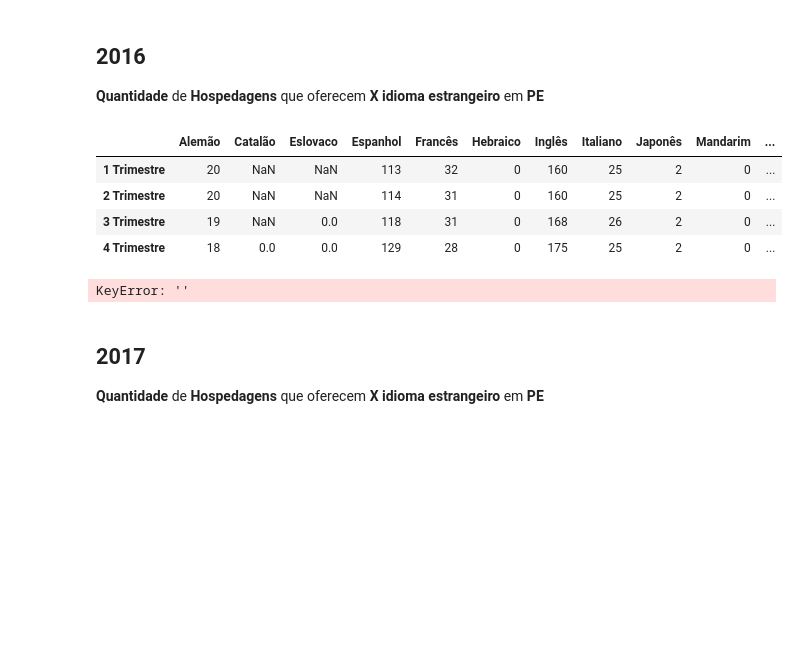
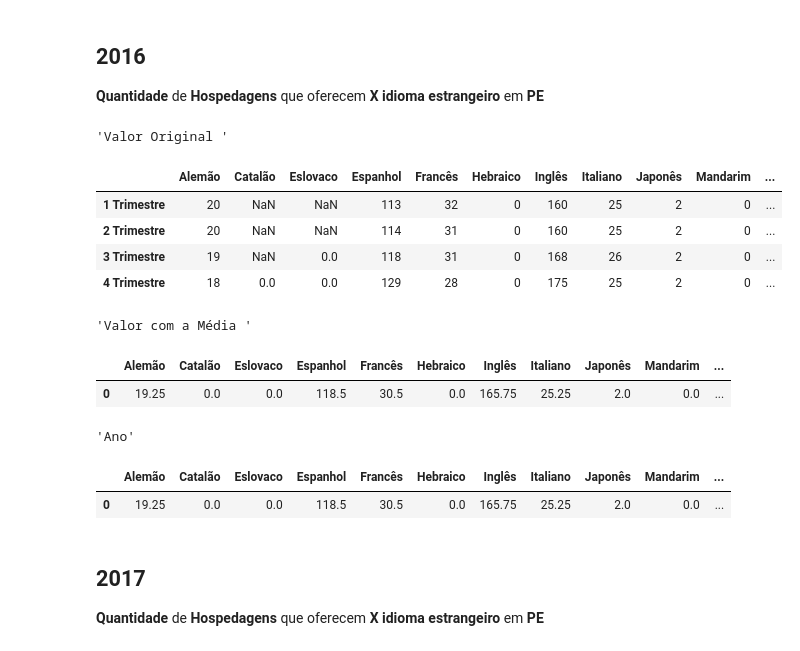
Before and after one commit to if1015-datascience-ufpe/2018-2-projeto-agua-de-coco, a Jupyter notebook: Análise Hospedagens.ipynb, the cells around one changed output. Cells and saved outputs as stored; diff of their text form; code cells hidden in the pictures; blank space fills up the shorter version.

```diff
--- a/Análise Hospedagens.ipynb
+++ b/Análise Hospedagens.ipynb
@@ -435,20 +461,32 @@ dtype: float64
 # %%
 dadosPE_2016 = pd.DataFrame([contador12_2016(EstadoUF(dados_2016_01,'PE')),
                    contador12_2016(EstadoUF(dados_2016_02,'PE')),
                    contador3_2016(EstadoUF(dados_2016_03,'PE')),
                    contador4_2016(EstadoUF(dados_2016_04,'PE'))
                   ])
 dadosPE_2016.rename(index={0:'1 Trimestre',1:'2 Trimestre', 2:'3 Trimestre',3:'4 Trimestre'},inplace=True)
-display(dadosPE_2016)
 
-dadosPE_2016 = dadosPE_2016.groupby([''])
+
+display('Valor Original ', dadosPE_2016)
+
+dadosPE_2016 = media(dadosPE_2016)
+display('Valor com a Média ', dadosPE_2016)
+
+dadosPE_2016 = ano(dadosPE_2016,'2016')
+display('Ano', dadosPE_2016)
 # %% [output]
+'Valor Original '
 |  | Alemão | Catalão | Eslovaco | Espanhol | Francês | Hebraico | Inglês | Italiano | Japonês | Mandarim | ... |
 | 1 Trimestre | 20 | NaN | NaN | 113 | 32 | 0 | 160 | 25 | 2 | 0 | ... |
 | 2 Trimestre | 20 | NaN | NaN | 114 | 31 | 0 | 160 | 25 | 2 | 0 | ... |
 | 3 Trimestre | 19 | NaN | 0.0 | 118 | 31 | 0 | 168 | 26 | 2 | 0 | ... |
 | 4 Trimestre | 18 | 0.0 | 0.0 | 129 | 28 | 0 | 175 | 25 | 2 | 0 | ... |
-KeyError: ''
+'Valor com a Média '
+|  | Alemão | Catalão | Eslovaco | Espanhol | Francês | Hebraico | Inglês | Italiano | Japonês | Mandarim | ... |
+| 0 | 19.25 | 0.0 | 0.0 | 118.5 | 30.5 | 0.0 | 165.75 | 25.25 | 2.0 | 0.0 | ... |
+'Ano'
+|  | Alemão | Catalão | Eslovaco | Espanhol | Francês | Hebraico | Inglês | Italiano | Japonês | Mandarim | ... |
+| 0 | 19.25 | 0.0 | 0.0 | 118.5 | 30.5 | 0.0 | 165.75 | 25.25 | 2.0 | 0.0 | ... |
 # %% [markdown]
 ## 2017
 <p><strong>Quantidade</strong> de <strong>Hospedagens</strong> que oferecem <strong>X idioma estrangeiro</strong> em <strong>PE</strong></p>
```
Also changed, not shown: parts of 12 cells of this notebook.
